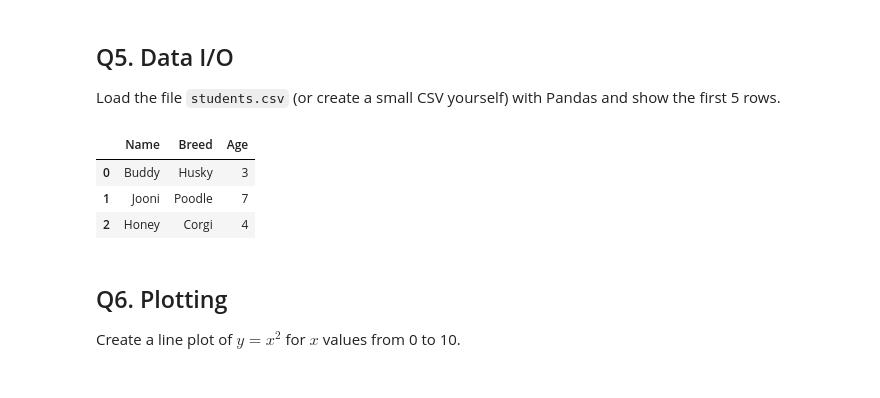
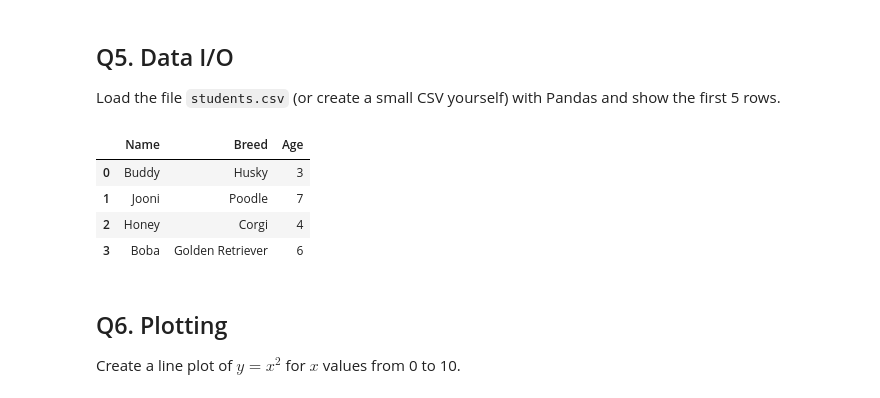
Before and after one commit to thaiyenphung/thaiyenphung-DataScience-2025, a Jupyter notebook: Completed/05-Foundations/Foundations_Quiz.ipynb, the cells around one changed output. Saved outputs shown, nothing was run; the diff lists cells and outputs as text; code cells hidden in the pictures.

```diff
--- a/Completed/05-Foundations/Foundations_Quiz.ipynb
+++ b/Completed/05-Foundations/Foundations_Quiz.ipynb
@@ -51,26 +51,28 @@ Load the file `students.csv` (or create a small CSV yourself) with Pandas and sh
 # %%
 import pandas as pd
 
 # Create a CSV file
 data = """Name,Breed,Age
 Buddy,Husky,3
 Jooni,Poodle,7
 Honey,Corgi,4
+Boba,Golden Retriever,6
 """
 
 with open("dogs.csv", "w") as f:
     f.write(data)
 
 # Load the CSV file
 df = pd.read_csv("dogs.csv")
 
 # Show the first 5 rows
 df.head()
 # %% [output]
 |  | Name | Breed | Age |
 | 0 | Buddy | Husky | 3 |
 | 1 | Jooni | Poodle | 7 |
 | 2 | Honey | Corgi | 4 |
+| 3 | Boba | Golden Retriever | 6 |
 # %% [markdown]
 ## Q6. Plotting
 Create a line plot of $y = x^2$ for $x$ values from 0 to 10.
```
Also changed, not shown: parts of 3 cells of this notebook.
